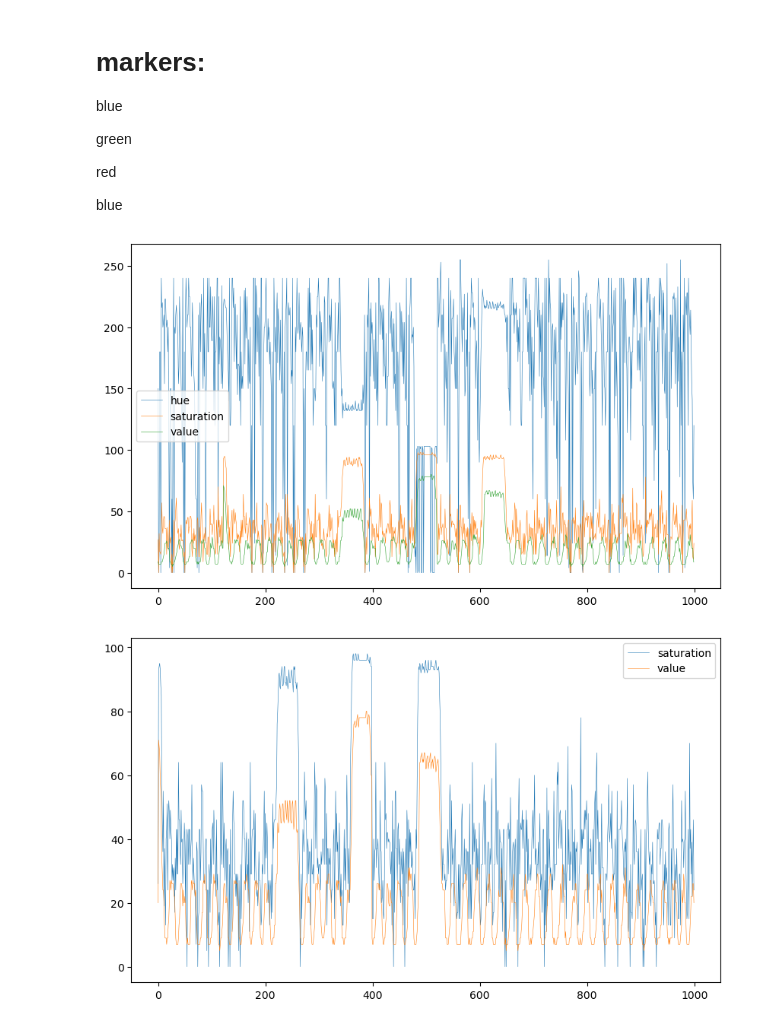
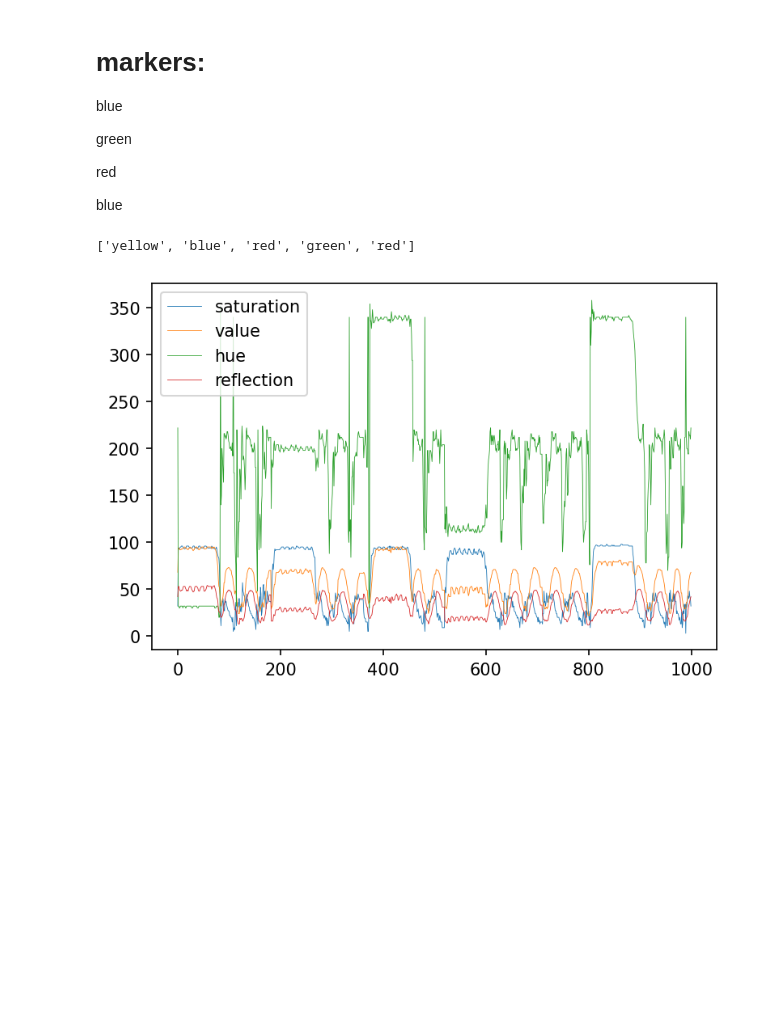
Before and after one commit to Novakasa/brickrail, a Jupyter notebook: auto-train-calibrate.ipynb, the cells around one changed output. Cells and saved outputs as stored; diff of their text form; code cells hidden in the pictures; blank space fills up the shorter version.

```diff
--- a/auto-train-calibrate.ipynb
+++ b/auto-train-calibrate.ipynb
@@ -233,26 +496,69 @@ dump_index = 121
+# %%
+hue = np.roll(np.array(hbuf), -dump_index)
+sat = np.roll(np.array(sbuf), -dump_index)
+val = np.roll(np.array(vbuf), -dump_index)
+ref = np.roll(np.array(rbuf), -dump_index)
+hue = (hue-20)%360
+
+count = 0
+marker_hue = 0
+marker_samples = 0
+
+color_hues = {}
+color_hues["yellow"]  = 31
+color_hues["blue"] = 199
+# color_hues["orange"] = 338
+color_hues["green"] = 113
+color_hues["red"] = 339
+
+detected_colors = []
+
+for i in range(len(hue)):
+    h = hue[i]
+    s = sat[i]
+    v = val[i]
+
+    if s*v>3500:
+        marker_samples += 1
+        marker_hue += h
+    elif marker_samples>0:
+        marker_hue//=marker_samples
+        colorname = None
+        colorerr = 361
+        for color, chue in color_hues.items():
+            err = abs(chue-marker_hue)
+            if colorname is None or err<colorerr:
+                colorname = color
+                colorerr = err
+        # print("marker with color", colorname)
+        detected_colors.append(colorname)
+        marker_hue = 0
+        marker_samples = 0
+assert(detected_colors == true_colors)
+detected_colors
+# %% [output]
+['yellow', 'blue', 'red', 'green', 'red']
 # %%
 
 from matplotlib import pyplot as plt
 lineweight = .4
-plt.figure(dpi=100, figsize=(10,6))
-plt.plot(hbuf, lw=lineweight, label="hue")
-plt.plot(sbuf, lw=lineweight, label="saturation")
-plt.plot(vbuf, lw=lineweight, label="value")
-plt.legend()
-plt.show()
 
 import numpy as np
 hue = np.roll(np.array(hbuf), -dump_index)
 sat = np.roll(np.array(sbuf), -dump_index)
 val = np.roll(np.array(vbuf), -dump_index)
+ref = np.roll(np.array(rbuf), -dump_index)
+hue = (hue-20)%360
 
 lineweight = .4
-plt.figure(dpi=100, figsize=(10,6))
-#plt.plot(hue, lw=lineweight, label="hue")
+plt.figure(dpi=150,)
+
 plt.plot(sat, lw=lineweight, label="saturation")
 plt.plot(val, lw=lineweight, label="value")
+#plt.plot(hue, lw=lineweight, label="hue", ls="", marker="x", markersize=.4)
+plt.plot(hue, lw=lineweight, label="hue")
+plt.plot(ref, lw=lineweight, label="reflection")
 plt.legend()
 plt.show()
 # %% [output]
-[figure, old version]
+[figure, new version]
-[figure, removed]
```
Also changed, not shown: parts of 20 cells of this notebook, 2 other files.
